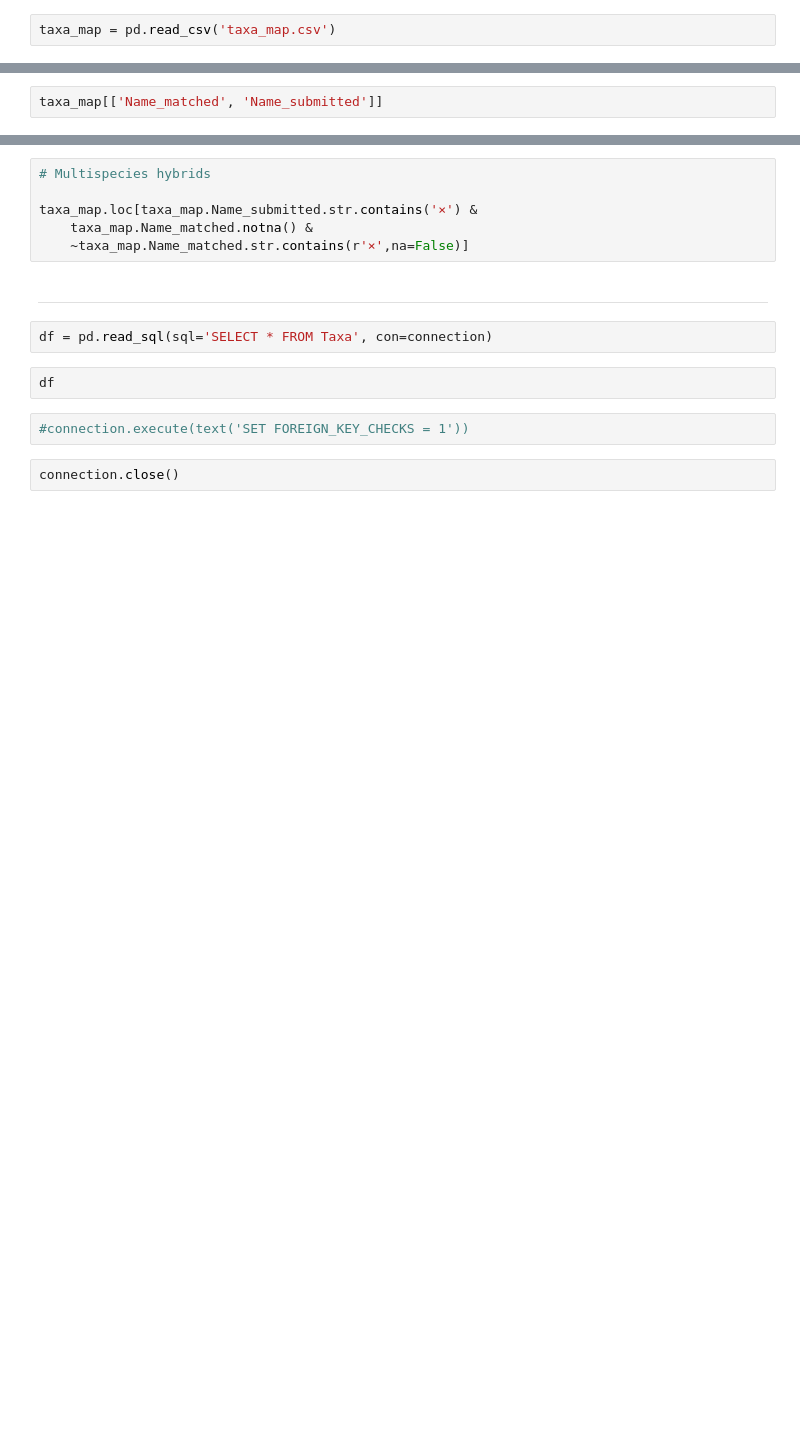
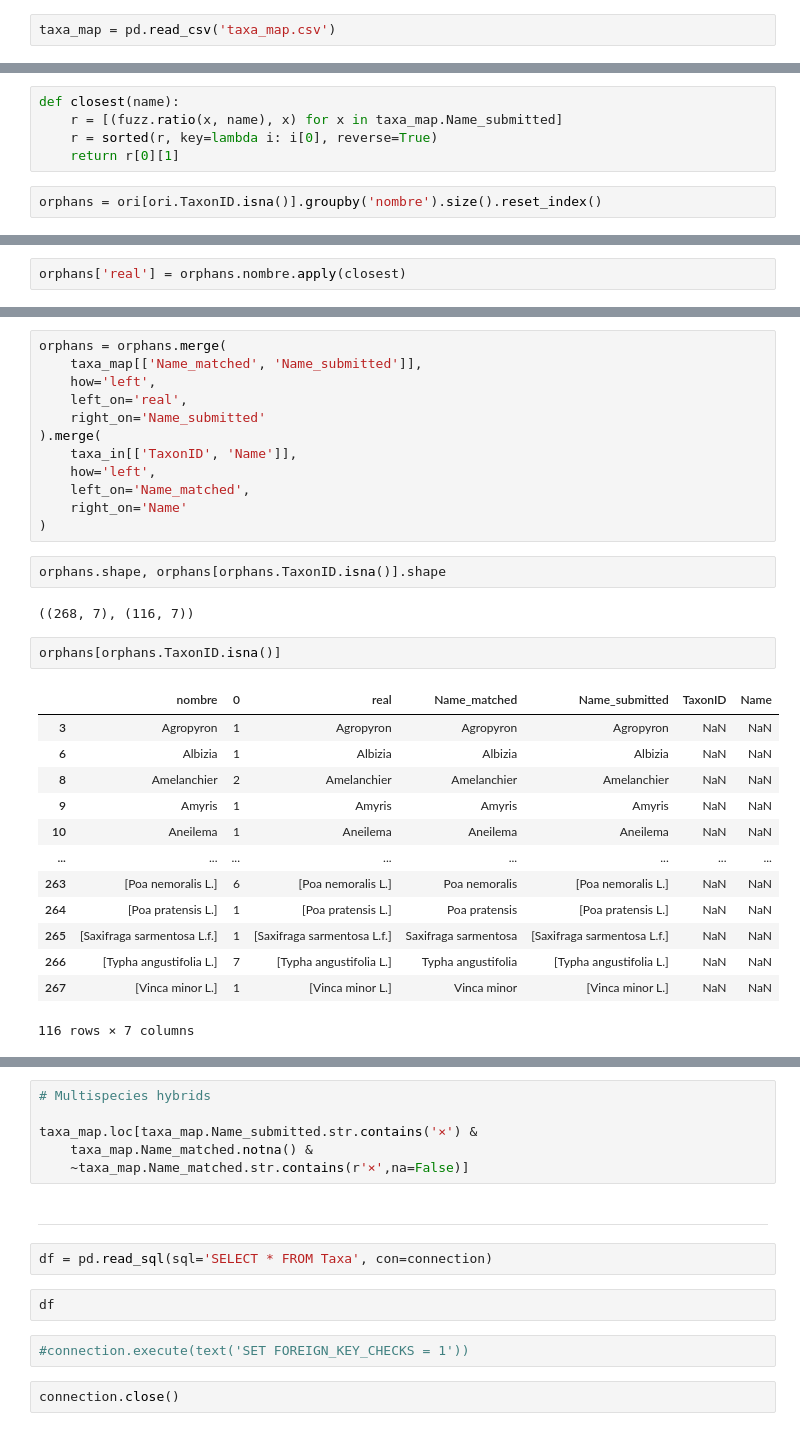
Before and after one commit to nrsalinas/db-conservacion-in-situ, a Jupyter notebook: migracion-dev.ipynb, the cells around one changed output, grey strips where cells are left out. Cells and saved outputs as stored; diff of their text form; blank space fills up the shorter version.

```diff
--- a/migracion-dev.ipynb
+++ b/migracion-dev.ipynb
@@ -991,2 +1067,7 @@ taxa_map = pd.read_csv('taxa_map.csv')
+# %%
+def closest(name):
+	r = [(fuzz.ratio(x, name), x) for x in taxa_map.Name_submitted]
+	r = sorted(r, key=lambda i: i[0], reverse=True)
+	return r[0][1]
 # %%
-taxa_map[['Name_matched', 'Name_submitted']]
+orphans = ori[ori.TaxonID.isna()].groupby('nombre').size().reset_index()
@@ -1006,0 +1074,2 @@ taxa_map[['Name_matched', 'Name_submitted']]
+# %%
+orphans['real'] = orphans.nombre.apply(closest)
@@ -1006,0 +1092,32 @@ taxa_map[['Name_matched', 'Name_submitted']]
+# %%
+orphans = orphans.merge(
+	taxa_map[['Name_matched', 'Name_submitted']],
+	how='left',
+	left_on='real',
+	right_on='Name_submitted'
+).merge(
+	taxa_in[['TaxonID', 'Name']],
+	how='left',
+	left_on='Name_matched',
+	right_on='Name'
+)
+# %%
+orphans.shape, orphans[orphans.TaxonID.isna()].shape
+# %% [output]
+((268, 7), (116, 7))
+# %%
+orphans[orphans.TaxonID.isna()]
+# %% [output]
+|  | nombre | 0 | real | Name_matched | Name_submitted | TaxonID | Name |
+| 3 | Agropyron | 1 | Agropyron | Agropyron | Agropyron | NaN | NaN |
+| 6 | Albizia | 1 | Albizia | Albizia | Albizia | NaN | NaN |
+| 8 | Amelanchier | 2 | Amelanchier | Amelanchier | Amelanchier | NaN | NaN |
+| 9 | Amyris | 1 | Amyris | Amyris | Amyris | NaN | NaN |
+| 10 | Aneilema | 1 | Aneilema | Aneilema | Aneilema | NaN | NaN |
+| ... | ... | ... | ... | ... | ... | ... | ... |
+| 263 | [Poa nemoralis L.] | 6 | [Poa nemoralis L.] | Poa nemoralis | [Poa nemoralis L.] | NaN | NaN |
+| 264 | [Poa pratensis L.] | 1 | [Poa pratensis L.] | Poa pratensis | [Poa pratensis L.] | NaN | NaN |
+| 265 | [Saxifraga sarmentosa L.f.] | 1 | [Saxifraga sarmentosa L.f.] | Saxifraga sarmentosa | [Saxifraga sarmentosa L.f.] | NaN | NaN |
+| 266 | [Typha angustifolia L.] | 7 | [Typha angustifolia L.] | Typha angustifolia | [Typha angustifolia L.] | NaN | NaN |
+| 267 | [Vinca minor L.] | 1 | [Vinca minor L.] | Vinca minor | [Vinca minor L.] | NaN | NaN |
+116 rows × 7 columns
```
Also changed, not shown: parts of 13 cells of this notebook.
